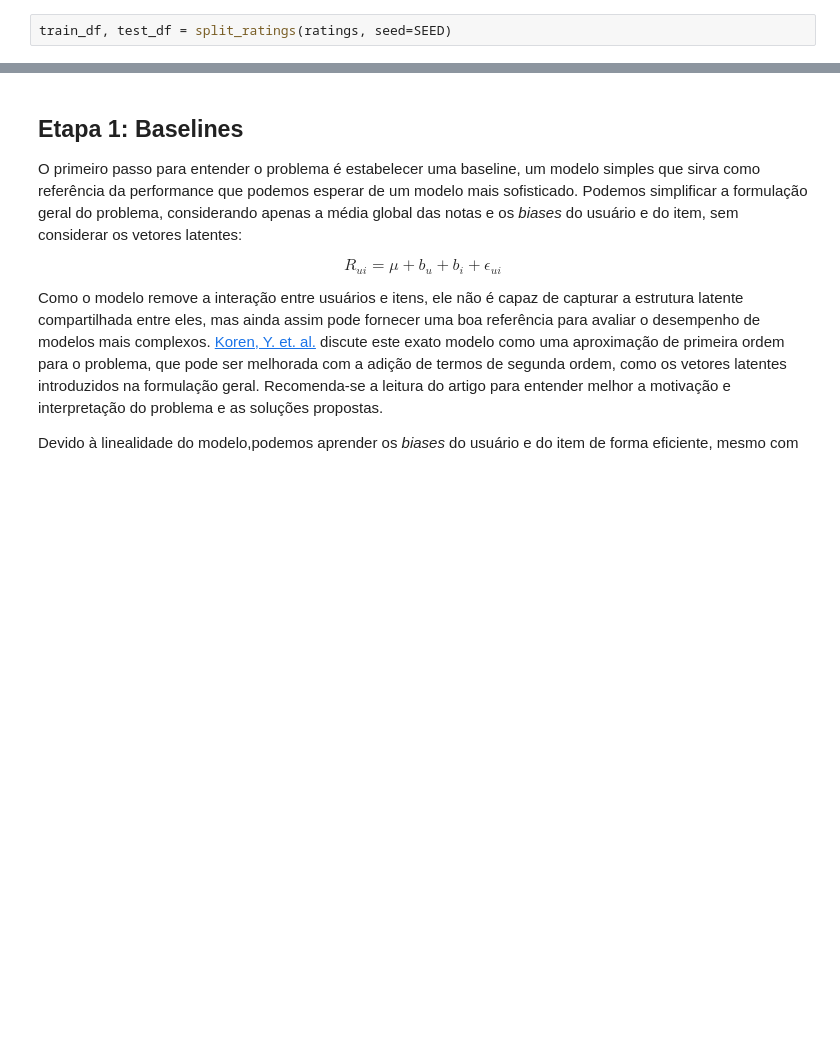
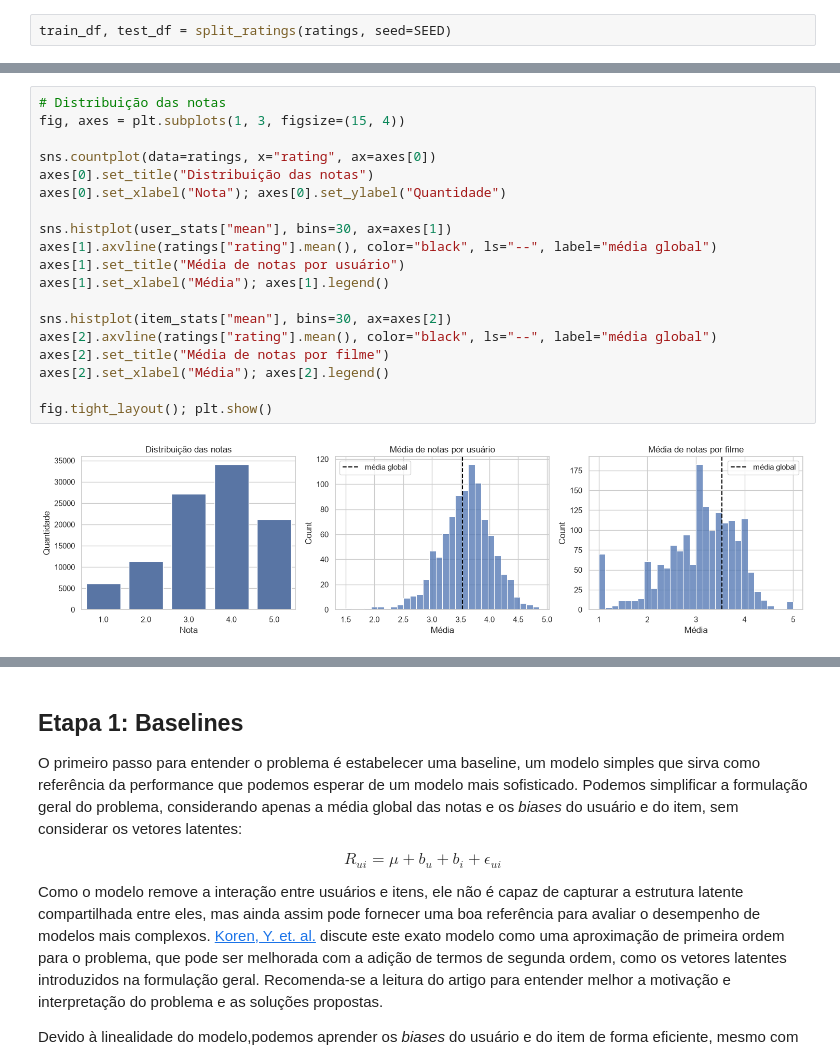
Before and after one commit to tocktopus/mc847-unsupervised-learning-project, a Jupyter notebook: unsupervised_assignment_2s2026.ipynb, the cells around one changed output, grey strips where cells are left out. Drawn from its saved outputs; the diff is of its cells as text; blank space fills up the shorter version.

Commit message:
add initial data exploration

```diff
--- a/unsupervised_assignment_2s2026.ipynb
+++ b/unsupervised_assignment_2s2026.ipynb
@@ -292,0 +365,21 @@ train_df, test_df = split_ratings(ratings, seed=SEED)
+# %%
+# Distribuição das notas
+fig, axes = plt.subplots(1, 3, figsize=(15, 4))
+
+sns.countplot(data=ratings, x="rating", ax=axes[0])
+axes[0].set_title("Distribuição das notas")
+axes[0].set_xlabel("Nota"); axes[0].set_ylabel("Quantidade")
+
+sns.histplot(user_stats["mean"], bins=30, ax=axes[1])
+axes[1].axvline(ratings["rating"].mean(), color="black", ls="--", label="média global")
+axes[1].set_title("Média de notas por usuário")
+axes[1].set_xlabel("Média"); axes[1].legend()
+
+sns.histplot(item_stats["mean"], bins=30, ax=axes[2])
+axes[2].axvline(ratings["rating"].mean(), color="black", ls="--", label="média global")
+axes[2].set_title("Média de notas por filme")
+axes[2].set_xlabel("Média"); axes[2].legend()
+
+fig.tight_layout(); plt.show()
+# %% [output]
+[figure, added]
```
Also changed, not shown: parts of 3 cells of this notebook.
